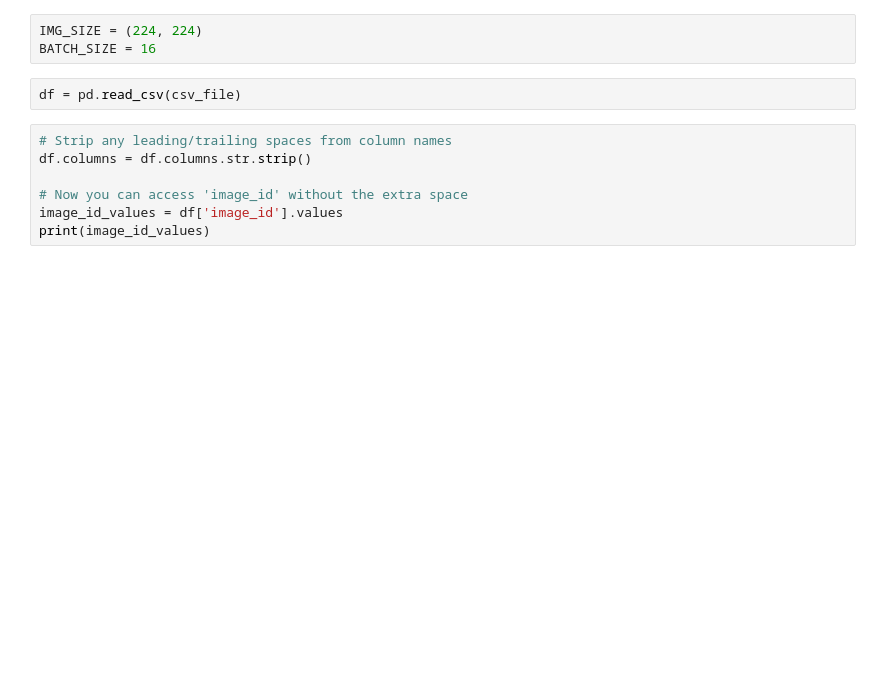
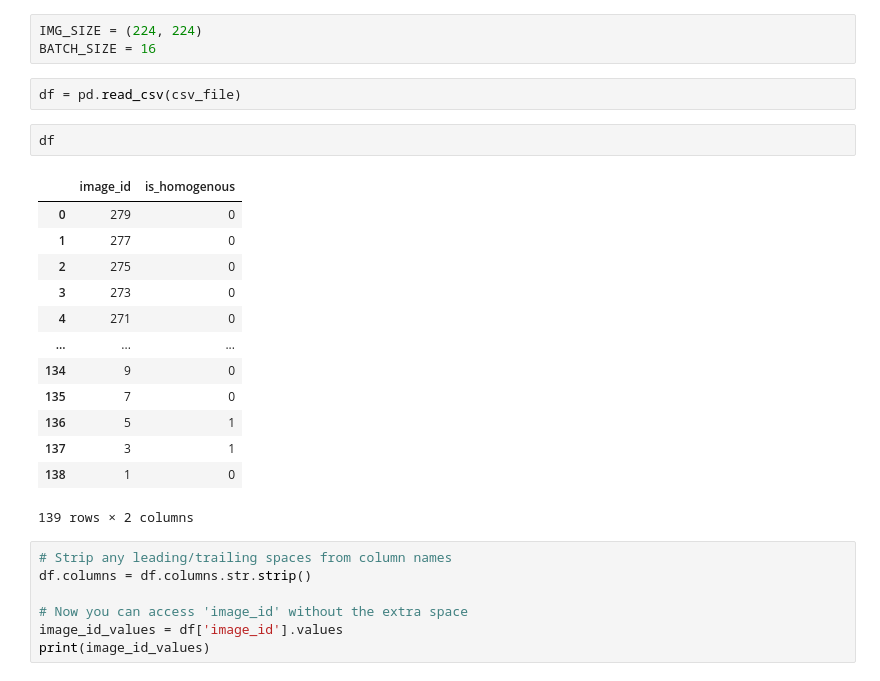
Before and after one commit to costelgutu/DM-i-AI-2024, a Jupyter notebook: cell-classification/Untitled_augm.ipynb, the cells around one changed output. Drawn from its saved outputs; the diff is of its cells as text; blank space fills up the shorter version.

```diff
--- a/cell-classification/Untitled_augm.ipynb
+++ b/cell-classification/Untitled_augm.ipynb
@@ -40,6 +40,22 @@ IMG_SIZE = (224, 224)
 BATCH_SIZE = 16
 # %%
 df = pd.read_csv(csv_file)
+# %%
+df
+# %% [output]
+|  | image_id | is_homogenous |
+| 0 | 279 | 0 |
+| 1 | 277 | 0 |
+| 2 | 275 | 0 |
+| 3 | 273 | 0 |
+| 4 | 271 | 0 |
+| ... | ... | ... |
+| 134 | 9 | 0 |
+| 135 | 7 | 0 |
+| 136 | 5 | 1 |
+| 137 | 3 | 1 |
+| 138 | 1 | 0 |
+139 rows × 2 columns
 # %%
 # Strip any leading/trailing spaces from column names
 df.columns = df.columns.str.strip()
```
Also changed, not shown: parts of 7 cells of this notebook, 6 other files.
